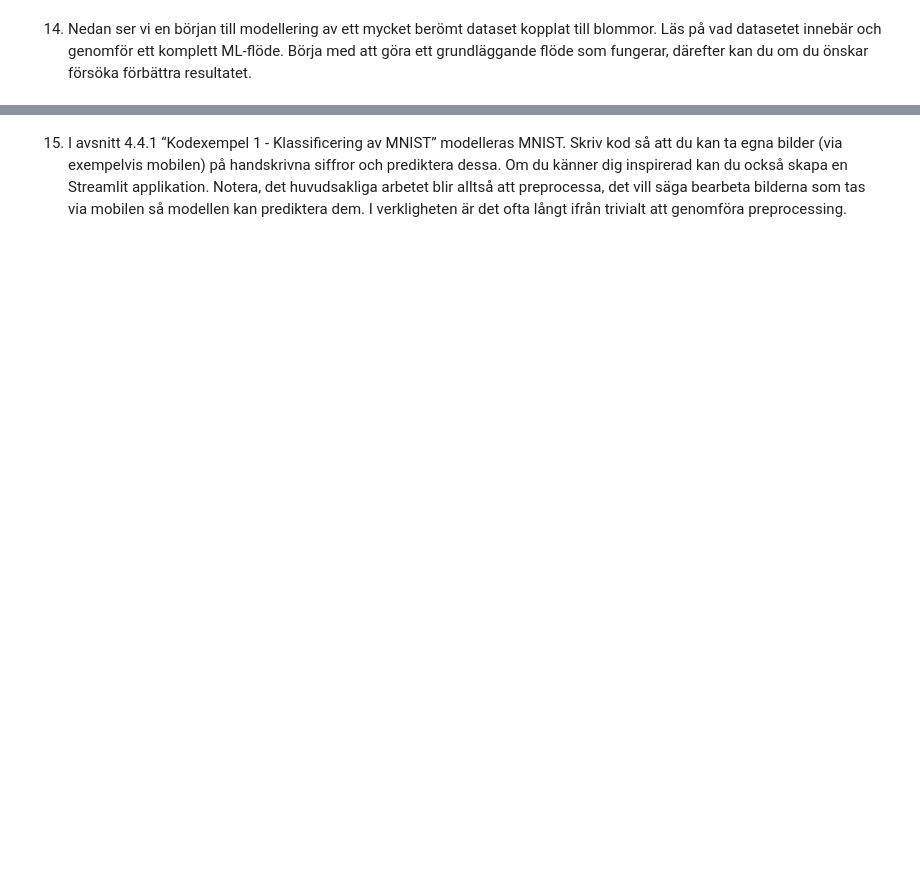
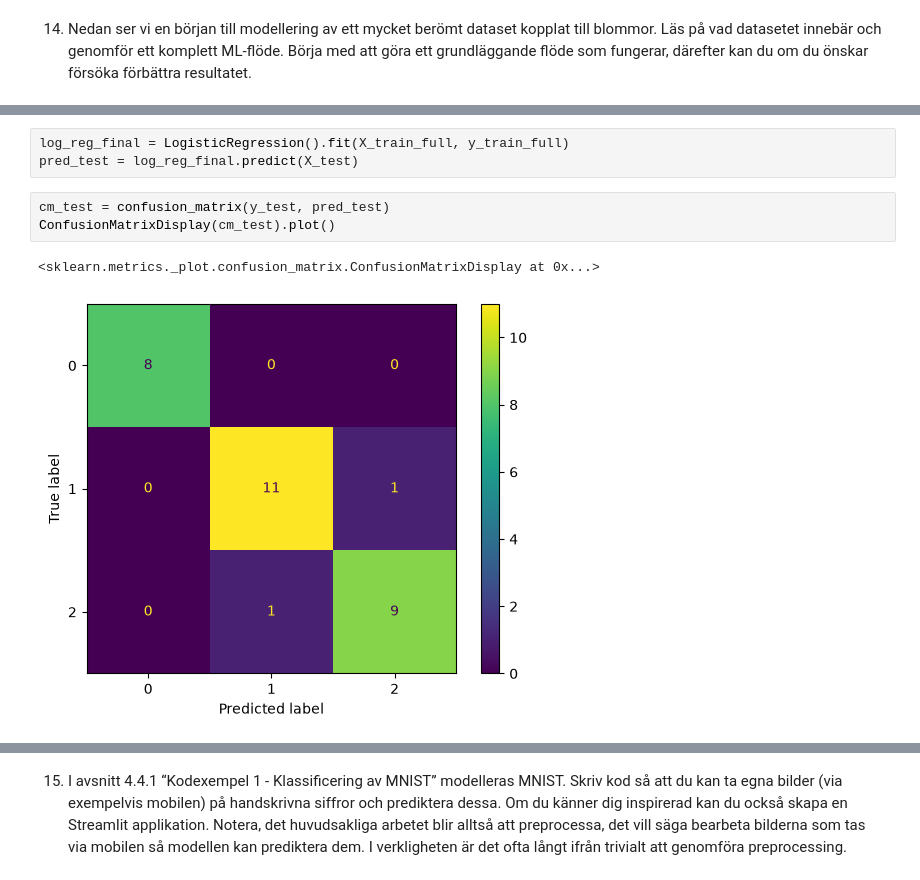
Before and after one commit to OscarWEdu/ai1kk, a Jupyter notebook: kap4.ipynb, the cells around one changed output, grey strips where cells are left out. Saved outputs shown, nothing was run; the diff lists cells and outputs as text; blank space fills up the shorter version.

```diff
--- a/kap4.ipynb
+++ b/kap4.ipynb
@@ -197,0 +329,9 @@ ML-flöde. Börja med att göra ett grundläggande flöde som fungerar, därefte
+# %%
+log_reg_final = LogisticRegression().fit(X_train_full, y_train_full)
+pred_test = log_reg_final.predict(X_test)
+# %%
+cm_test = confusion_matrix(y_test, pred_test)
+ConfusionMatrixDisplay(cm_test).plot()
+# %% [output]
+<sklearn.metrics._plot.confusion_matrix.ConfusionMatrixDisplay at 0x...>
+[figure, added]
```
Also changed, not shown: parts of 23 cells of this notebook, 3 other files.
